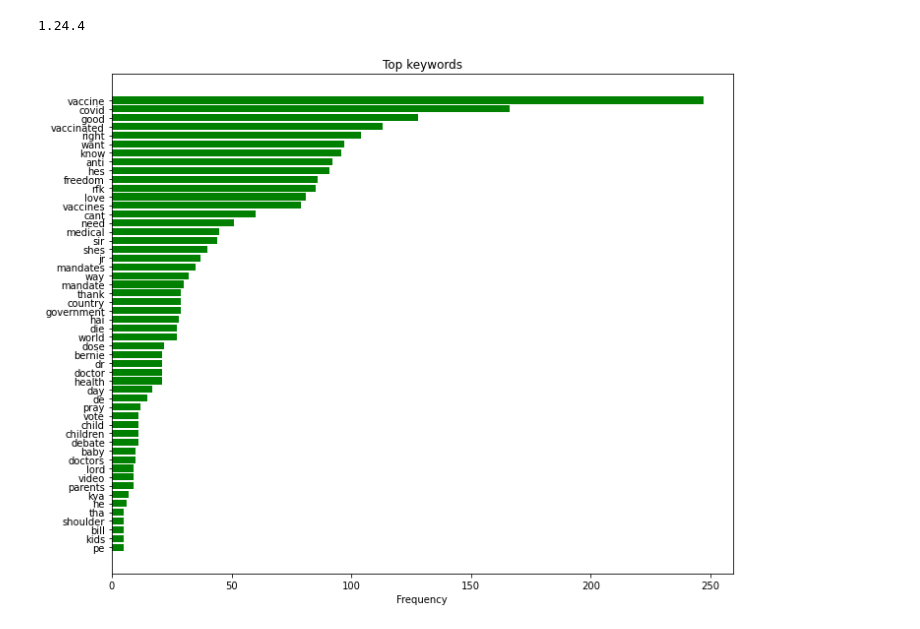
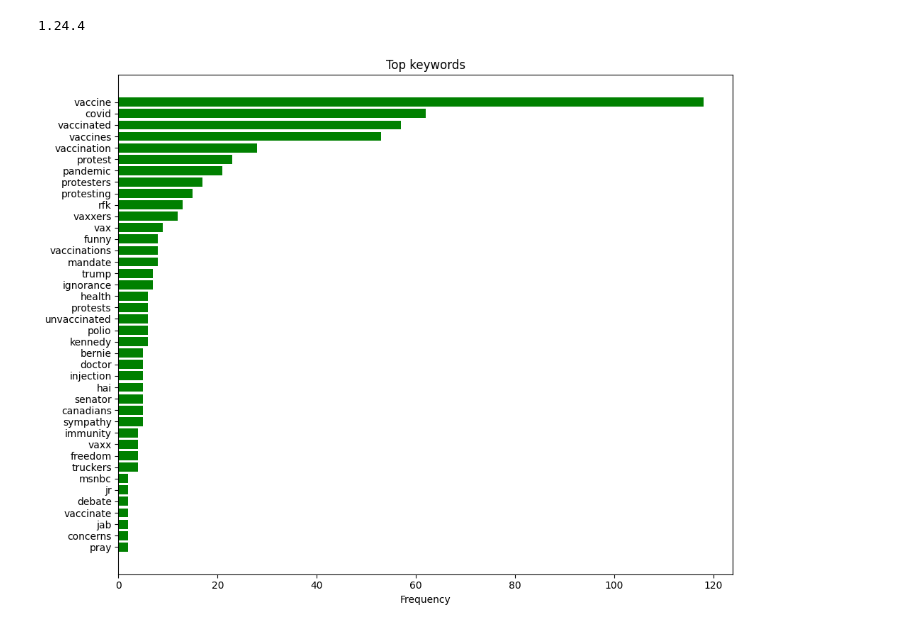
Before and after one commit to DataDivasCAU/DataDivas, a Jupyter notebook: quest1/answer_one.ipynb, the cells around one changed output. Saved outputs shown, nothing was run; the diff lists cells and outputs as text; code cells hidden in the pictures.

Commit message:
Changed keyword for question 1

```diff
--- a/quest1/answer_one.ipynb
+++ b/quest1/answer_one.ipynb
@@ -98,27 +149,29 @@ with open('answer_one.json', 'w', encoding='utf-8') as file:
 # %%
 import pandas as pd
 import matplotlib.pyplot as plt
 
 import json
 from collections import defaultdict
 
 with open('answer_one.json', 'r', encoding='utf-8') as file:
     keywords = json.load(file)
 
 frequencies_all_years = defaultdict(int)
 
 for year, content in keywords.items():
-    for keyword, frequency in content['keywords']:
+    for kw in content['keywords']:
+        keyword = kw["words"]
+        frequency = int(kw["numbers"])
         frequencies_all_years[keyword] += frequency
 
 data = pd.DataFrame(frequencies_all_years.items(), columns=['Keyword', 'Frequency'])
 data = data.sort_values(by='Frequency', ascending=True)
 
 plt.figure(figsize=(10,8))
 plt.barh(data['Keyword'], data['Frequency'], color='green')
 plt.xlabel('Frequency')
 plt.title(f'Top keywords')
 plt.tight_layout()
 plt.show()
 # %% [output]
-[figure, old version]
+[figure, new version]
```
Also changed, not shown: parts of 2 cells of this notebook, 1 other file.
